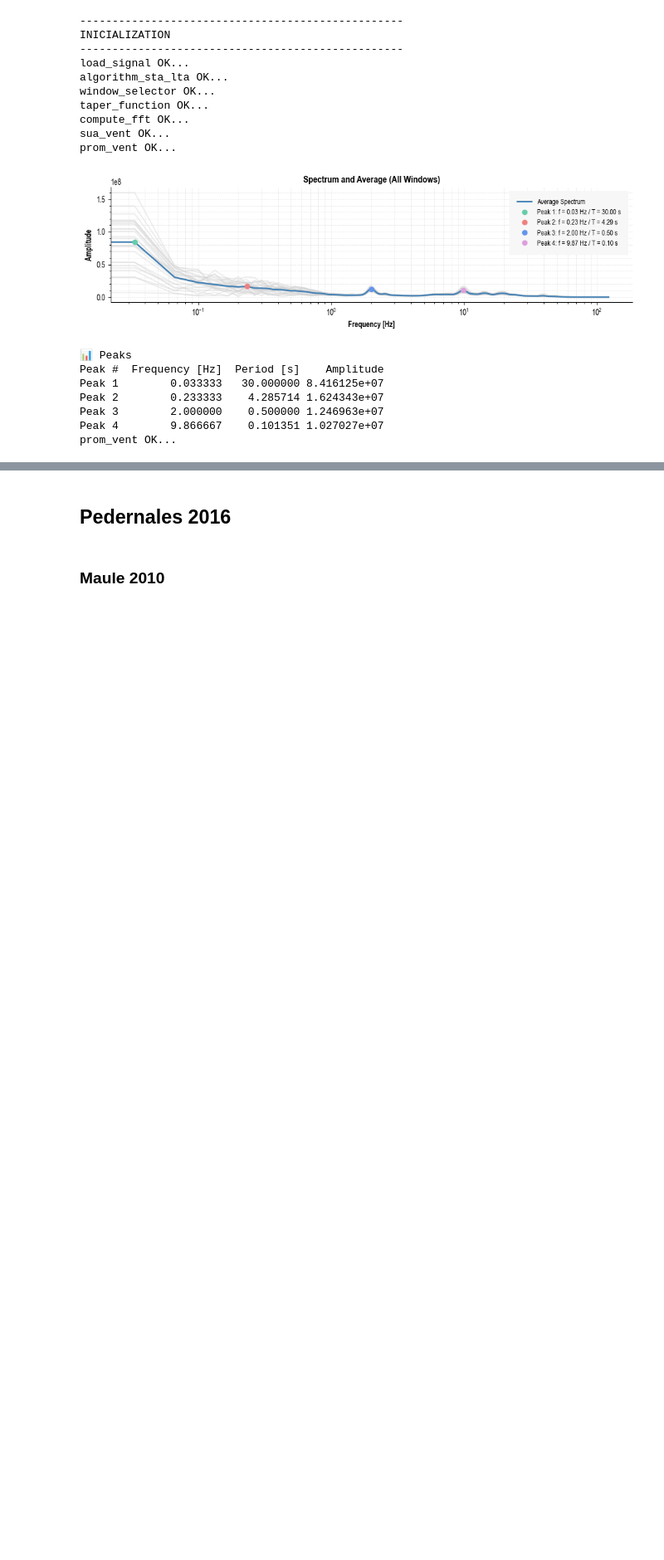
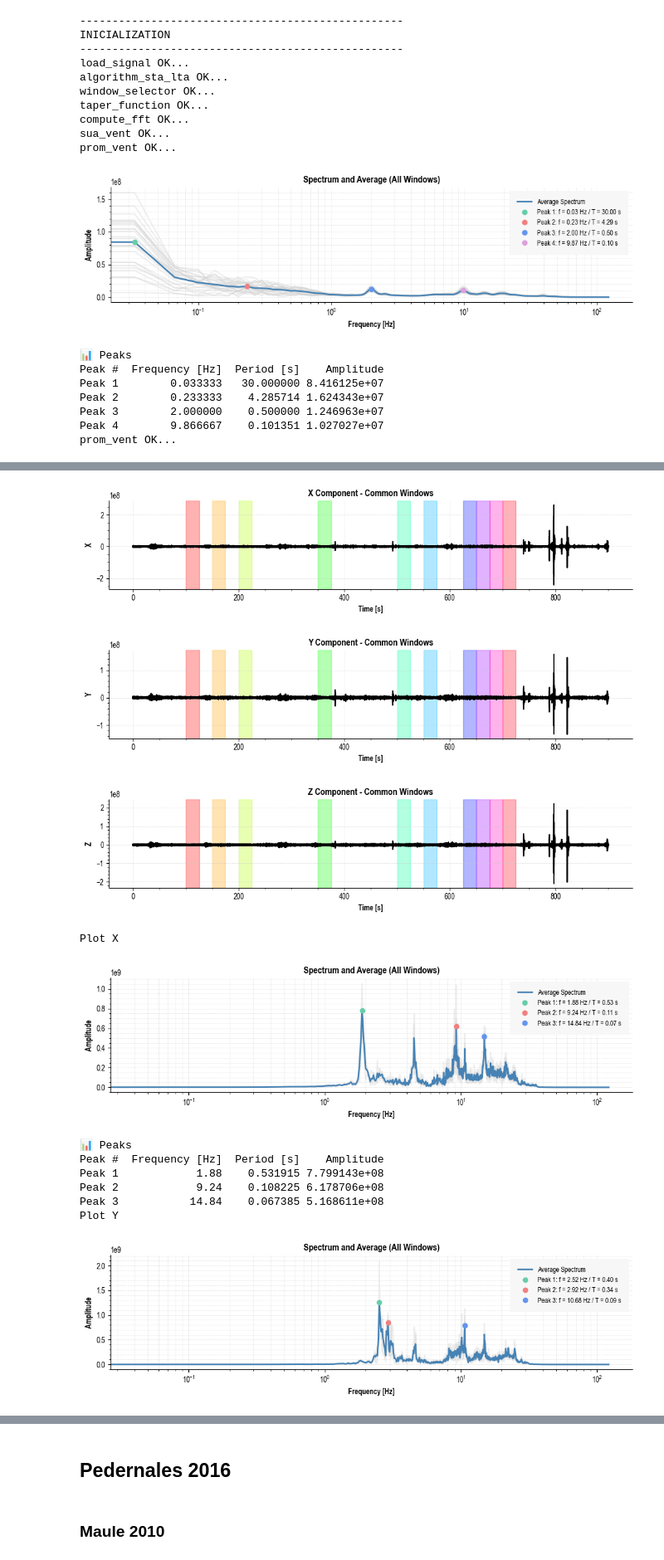
Before and after one commit to ppalacios92/AmbientSoilPeriod, a Jupyter notebook: notebooks/Main.ipynb, the cells around one changed output, grey strips where cells are left out. Shown at 83% size. Cells and saved outputs as stored; diff of their text form; code cells hidden in the pictures; blank space fills up the shorter version.

```diff
--- a/notebooks/Main.ipynb
+++ b/notebooks/Main.ipynb
@@ -143,0 +179,26 @@ builder_Z = BuildPeriod(accel3, config , display_figures=True)
+# %%
+builders = [
+    (builder_X, builder_Y, builder_Z),
+]
+
+from ambientperiod.tools.plot_common_windows import plot_common_windows
+plot_common_windows(builders)
+
+from ambientperiod.tools.plot_common_spectra import plot_common_spectra
+plot_common_spectra(builders)
+
+from ambientperiod.tools.plot_H_V_common_windows import plot_H_V_common_windows
+plot_H_V_common_windows(builders , peak_spacing_hz=0.2, numer_peaks=3, min_freq=0.1 )
+# %% [output]
+[figure, added]
+[figure, added]
+[figure, added]
+Plot X
+[figure, added]
+📊 Peaks
+Peak #  Frequency [Hz]  Period [s]    Amplitude
+Peak 1            1.88    0.531915 7.799143e+08
+Peak 2            9.24    0.108225 6.178706e+08
+Peak 3           14.84    0.067385 5.168611e+08
+Plot Y
+[figure, added]
```
Also changed, not shown: parts of 3 cells of this notebook, 2 other files.
